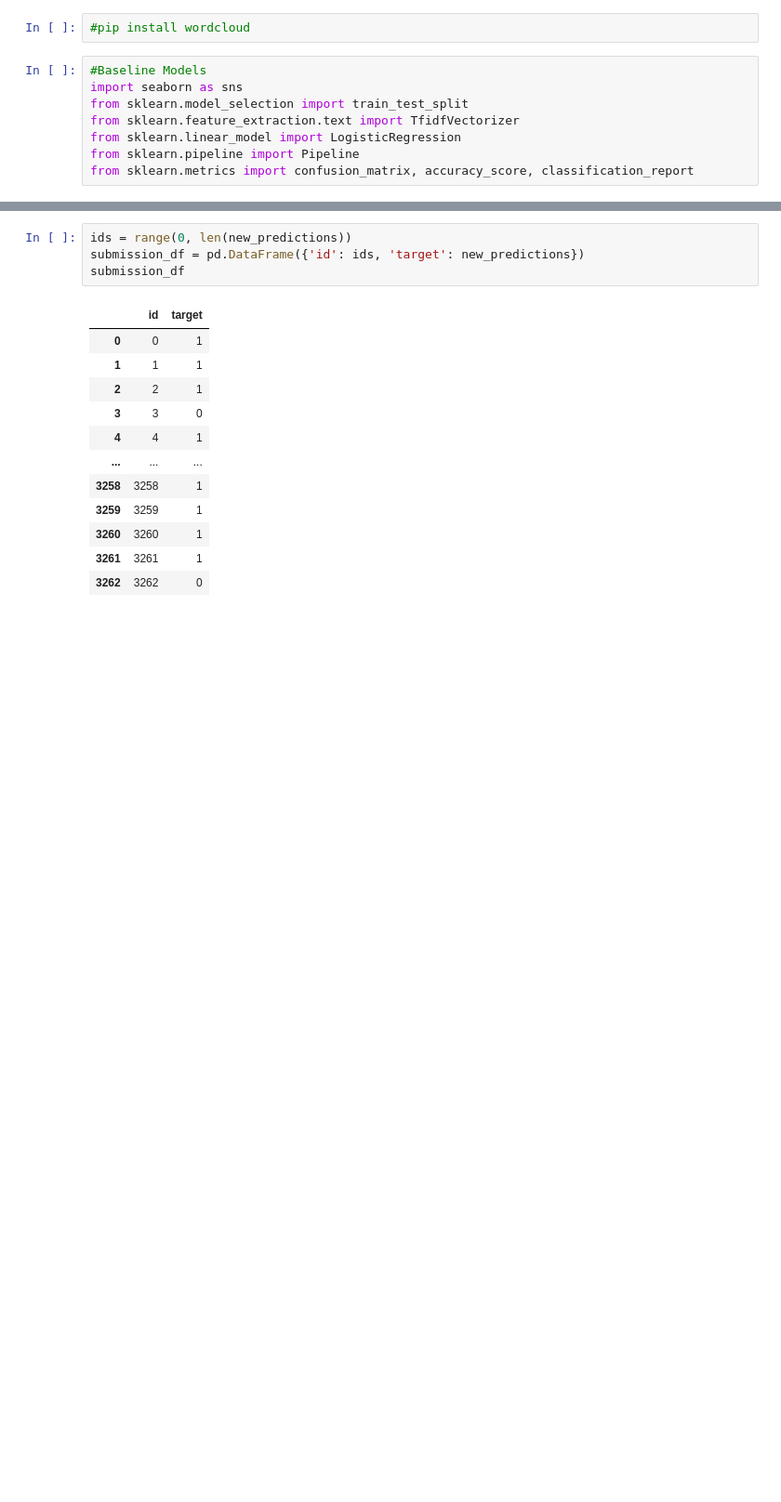
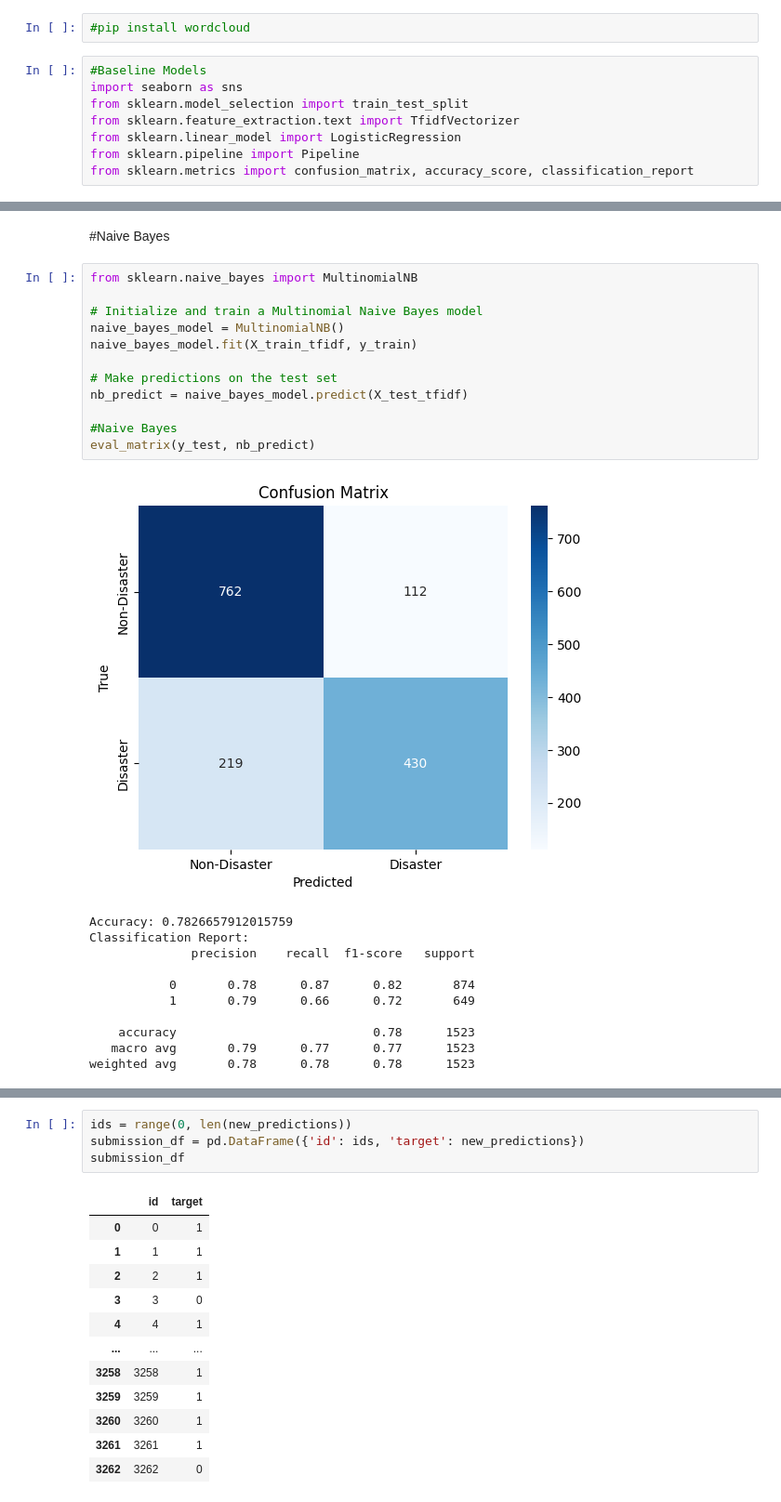
Before and after one commit to MavinSao/Disaster-Tweets-ML, a Jupyter notebook: NLP_Disaster_Tweets.ipynb, the cells around one changed output, grey strips where cells are left out. Shown at 93% size. Cells and saved outputs as stored; diff of their text form; blank space fills up the shorter version.

```diff
--- a/NLP_Disaster_Tweets.ipynb
+++ b/NLP_Disaster_Tweets.ipynb
@@ -348,0 +357,26 @@ weighted avg       0.79      0.79      0.79      2284
+# %% [markdown]
+#Naive Bayes
+# %%
+from sklearn.naive_bayes import MultinomialNB
+
+# Initialize and train a Multinomial Naive Bayes model
+naive_bayes_model = MultinomialNB()
+naive_bayes_model.fit(X_train_tfidf, y_train)
+
+# Make predictions on the test set
+nb_predict = naive_bayes_model.predict(X_test_tfidf)
+
+#Naive Bayes
+eval_matrix(y_test, nb_predict)
+# %% [output]
+[figure, added]
+Accuracy: 0.7826657912015759
+Classification Report:
+              precision    recall  f1-score   support
+
+           0       0.78      0.87      0.82       874
+           1       0.79      0.66      0.72       649
+
+    accuracy                           0.78      1523
+   macro avg       0.79      0.77      0.77      1523
+weighted avg       0.78      0.78      0.78      1523
```
Also changed, not shown: parts of 19 cells of this notebook, 1 other file.
